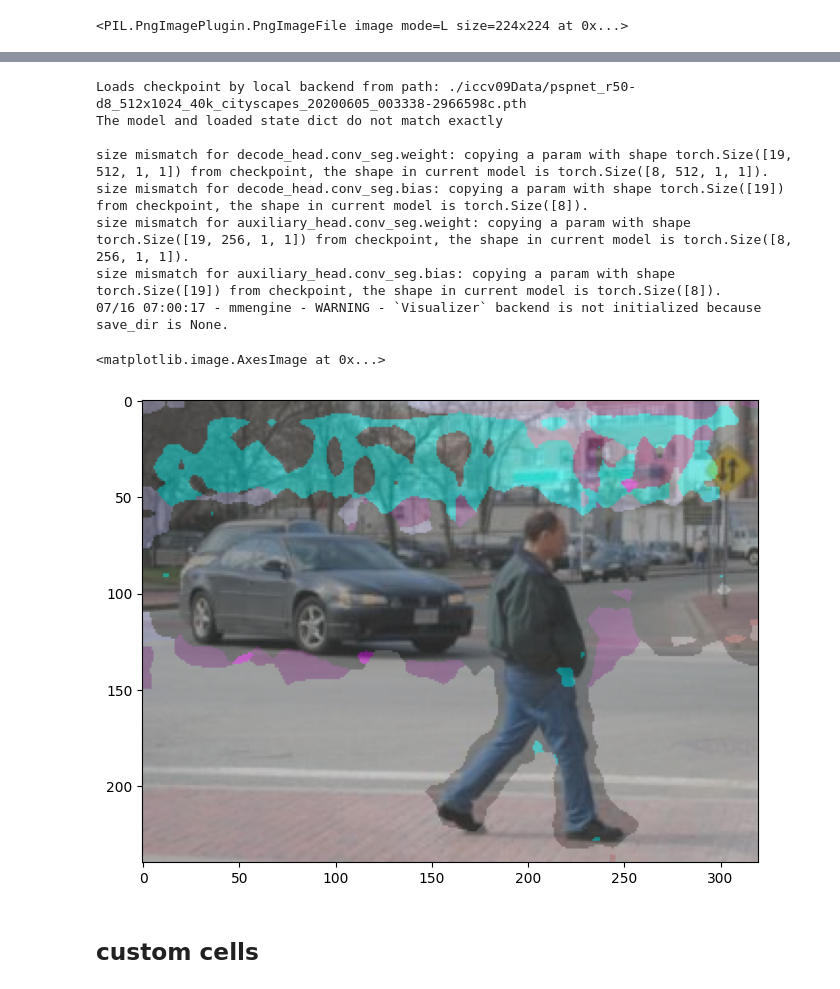
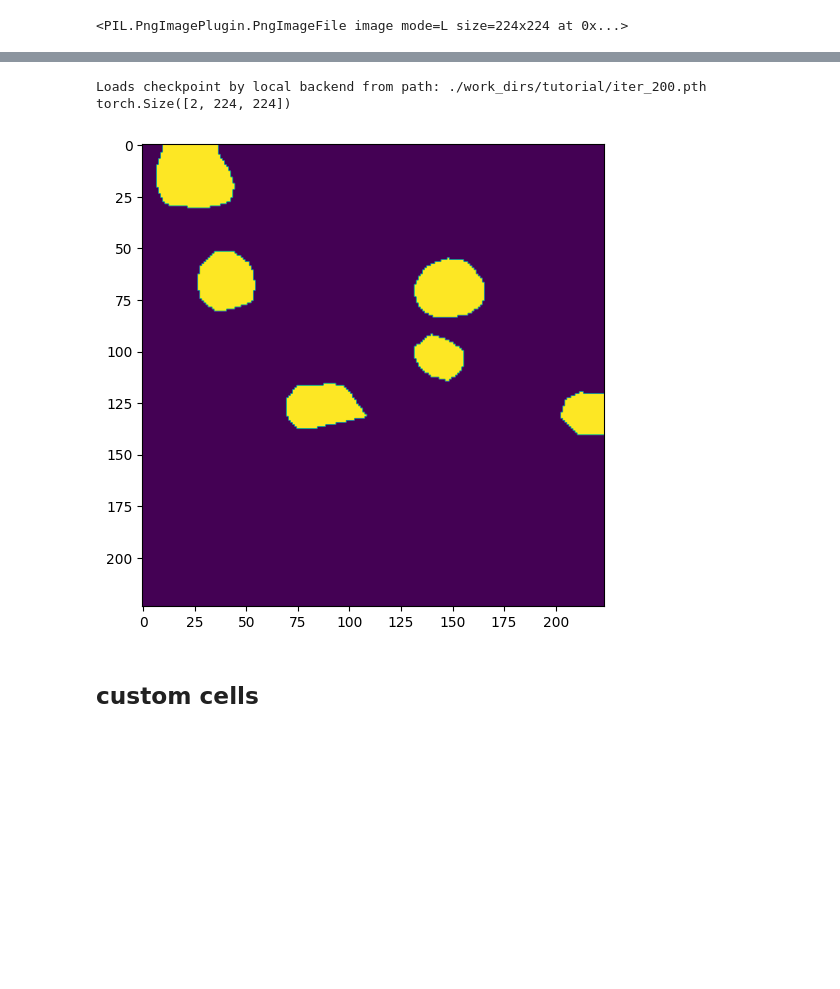
Before and after one commit to leadawon/building_segmentation_dgdr, a Jupyter notebook: dacondawon/mmseg/mask2former.ipynb, the cells around one changed output, grey strips where cells are left out. Saved outputs shown, nothing was run; the diff lists cells and outputs as text; code cells hidden in the pictures; blank space fills up the shorter version.

```diff
--- a/dacondawon/mmseg/mask2former.ipynb
+++ b/dacondawon/mmseg/mask2former.ipynb
@@ -51,8 +43,8 @@ plt.show()
 [figure]
 # %%
 # define dataset root and directory for images and annotations
-data_root = 'split_data_224_trash'
-img_dir = 'train_image'
+data_root = '../split_data_224_trash'
+img_dir = 'train_img'
 ann_dir = 'train_mask'
 # define class and palette for better visualization
 classes = ('background', 'building')
@@ -115,7 +109,7 @@ class StanfordBackgroundDataset(BaseSegDataset):
     super().__init__(img_suffix='.png', seg_map_suffix='.png', **kwargs)
 # %%
 from mmengine import Config
-cfg = Config.fromfile('./mmsegmentation/configs/pspnet/pspnet_r50-d8_4xb2-40k_cityscapes-512x1024.py')
+cfg = Config.fromfile('./mmsegmentation/configs/mask2former/mask2former_r50_8xb2-90k_cityscapes-512x1024.py')
 print(f'Config:\n{cfg.pretty_text}')
 # %% [output]
 Config:
@@ -138,17 +132,17 @@ data_preprocessor = dict(
 # %%
 # Since we use only one GPU, BN is used instead of SyncBN
 cfg.norm_cfg = dict(type='BN', requires_grad=True)
-cfg.crop_size = (256, 256)
+cfg.crop_size = (224, 224)
 cfg.model.data_preprocessor.size = cfg.crop_size
 cfg.model.backbone.norm_cfg = cfg.norm_cfg
 cfg.model.decode_head.norm_cfg = cfg.norm_cfg
-cfg.model.auxiliary_head.norm_cfg = cfg.norm_cfg
+#cfg.model.auxiliary_head.norm_cfg = cfg.norm_cfg
 # modify num classes of the model in decode/auxiliary head
-cfg.model.decode_head.num_classes = 8
-cfg.model.auxiliary_head.num_classes = 8
+cfg.model.decode_head.num_classes = 2
+#cfg.model.auxiliary_head.num_classes = 2
 
 # Modify dataset type and path
-cfg.dataset_type = 'StanfordBackgroundDataset'
+cfg.dataset_type = 'TV2Dataset'
 cfg.data_root = data_root
 
 cfg.train_dataloader.batch_size = 8
@@ -156,15 +150,15 @@ cfg.train_dataloader.batch_size = 8
 cfg.train_pipeline = [
     dict(type='LoadImageFromFile'),
     dict(type='LoadAnnotations'),
-    dict(type='RandomResize', scale=(320, 240), ratio_range=(0.5, 2.0), keep_ratio=True),
-    dict(type='RandomCrop', crop_size=cfg.crop_size, cat_max_ratio=0.75),
+    #dict(type='RandomResize', scale=(224, 224), ratio_range=(0.5, 2.0), keep_ratio=True),
+    #dict(type='RandomCrop', crop_size=cfg.crop_size, cat_max_ratio=0.75),
     dict(type='RandomFlip', prob=0.5),
     dict(type='PackSegInputs')
 ]
 
 cfg.test_pipeline = [
     dict(type='LoadImageFromFile'),
-    dict(type='Resize', scale=(320, 240), keep_ratio=True),
+    #dict(type='Resize', scale=(320, 240), keep_ratio=True),
     # add loading annotation after ``Resize`` because ground truth
     # does not need to do resize data transform
     dict(type='LoadAnnotations'),
@@ -188,7 +182,7 @@ cfg.test_dataloader = cfg.val_dataloader
 
 
 # Load the pretrained weights
-cfg.load_from = './iccv09Data/pspnet_r50-d8_512x1024_40k_cityscapes_20200605_003338-2966598c.pth'
+cfg.load_from = './iccv09Data/mask2former_r50_8xb2-90k_cityscapes-512x1024_20221202_140802-ffd9d750.pth'
 
 # Set up working dir to save files and logs.
 cfg.work_dir = './work_dirs/tutorial'
@@ -200,7 +194,8 @@ cfg.default_hooks.checkpoint.interval = 200
 
 # Set seed to facilitate reproducing the result
 cfg['randomness'] = dict(seed=0)
-
+cfg.num_classes = 2
+cfg.model.decode_head.loss_cls.class_weight = [1.0,1.0]
 # Let's have a look at the final config used for training
 print(f'Config:\n{cfg.pretty_text}')
 # %% [output]
@@ -285,27 +282,25 @@ KeyboardInterrupt:
 # %%
 from mmseg.apis import init_model, inference_model, show_result_pyplot
-
+import torch
 # Init the model from the config and the checkpoint
 checkpoint_path = './work_dirs/tutorial/iter_200.pth'
-checkpoint_path = "./iccv09Data/pspnet_r50-d8_512x1024_40k_cityscapes_20200605_003338-2966598c.pth"
+#checkpoint_path = "./iccv09Data/pspnet_r50-d8_512x1024_40k_cityscapes_20200605_003338-2966598c.pth"
 cuda_num = 1
 model = init_model(cfg, checkpoint_path, f'cuda:{cuda_num}')
 
-img = mmcv.imread('iccv09Data/images/6000124.jpg')
+img = mmcv.imread('../split_data_224_trash/train_img/0_7.png')
 result = inference_model(model, img)
+#print(result.seg_logits.data)
+masks = torch.sigmoid(result.seg_logits.data[1]).cpu().numpy()
+print(result.seg_logits.data.shape)
+
+masks = (masks > 0.40).astype(np.uint8)
 plt.figure(figsize=(8, 6))
-vis_result = show_result_pyplot(model, img, result)
-plt.imshow(mmcv.bgr2rgb(vis_result))
+plt.imshow(masks)
+plt.show()
 # %% [output]
-Loads checkpoint by local backend from path: ./iccv09Data/pspnet_r50-d8_512x1024_40k_cityscapes_20200605_003338-2966598c.pth
-The model and loaded state dict do not match exactly
-
-size mismatch for decode_head.conv_seg.weight: copying a param with shape torch.Size([19, 512, 1, 1]) from checkpoint, the shape in current model is torch.Size([8, 512, 1, 1]).
-size mismatch for decode_head.conv_seg.bias: copying a param with shape torch.Size([19]) from checkpoint, the shape in current model is torch.Size([8]).
-size mismatch for auxiliary_head.conv_seg.weight: copying a param with shape torch.Size([19, 256, 1, 1]) from checkpoint, the shape in current model is torch.Size([8, 256, 1, 1]).
-size mismatch for auxiliary_head.conv_seg.bias: copying a param with shape torch.Size([19]) from checkpoint, the shape in current model is torch.Size([8]).
-07/16 07:00:17 - mmengine - WARNING - `Visualizer` backend is not initialized because save_dir is None.
+Loads checkpoint by local backend from path: ./work_dirs/tutorial/iter_200.pth
+torch.Size([2, 224, 224])
-<matplotlib.image.AxesImage at 0x...>
-[figure, old version]
+[figure, new version]
 # %% [markdown]
 ## custom cells
```
Also changed, not shown: parts of 33 cells of this notebook, 10 other files.
